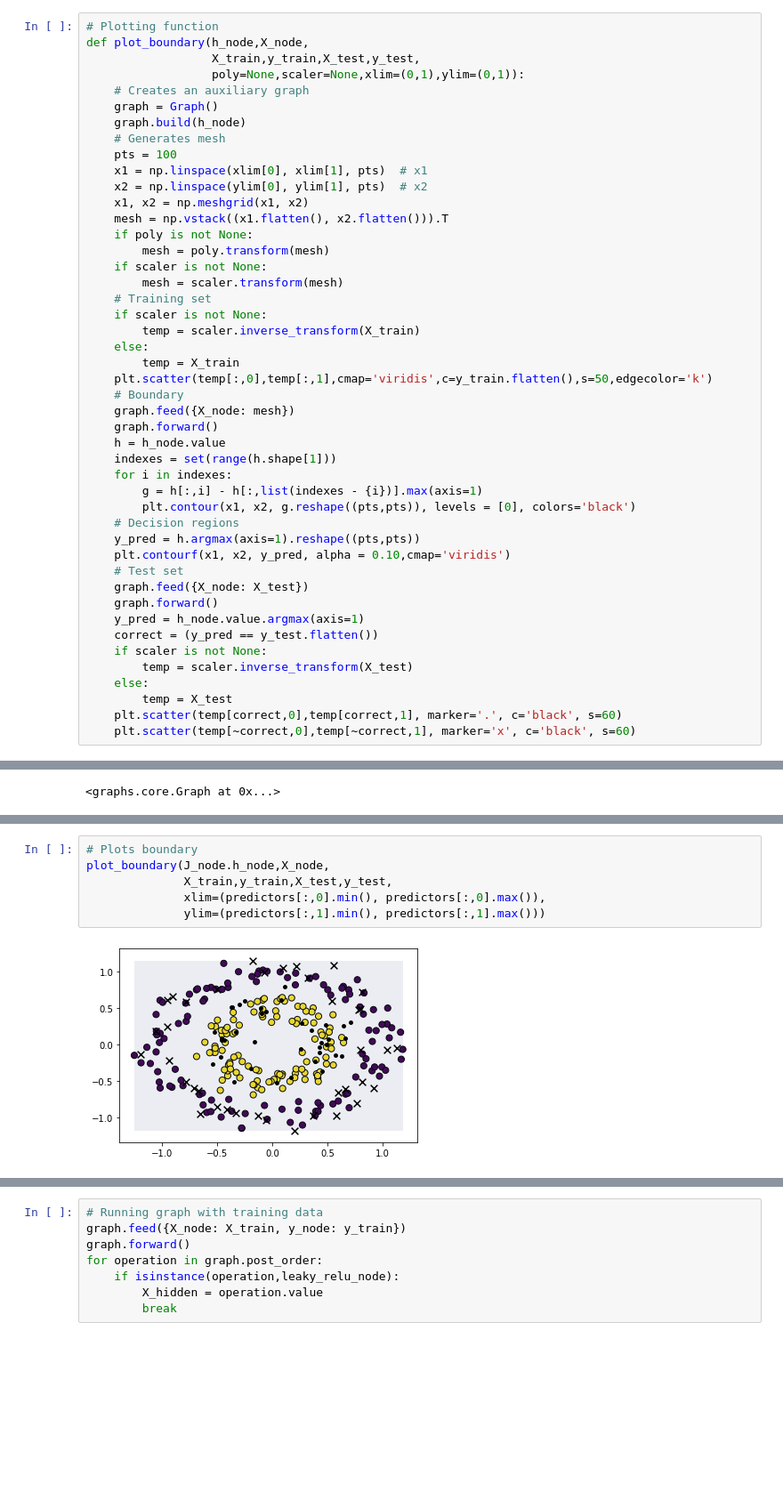
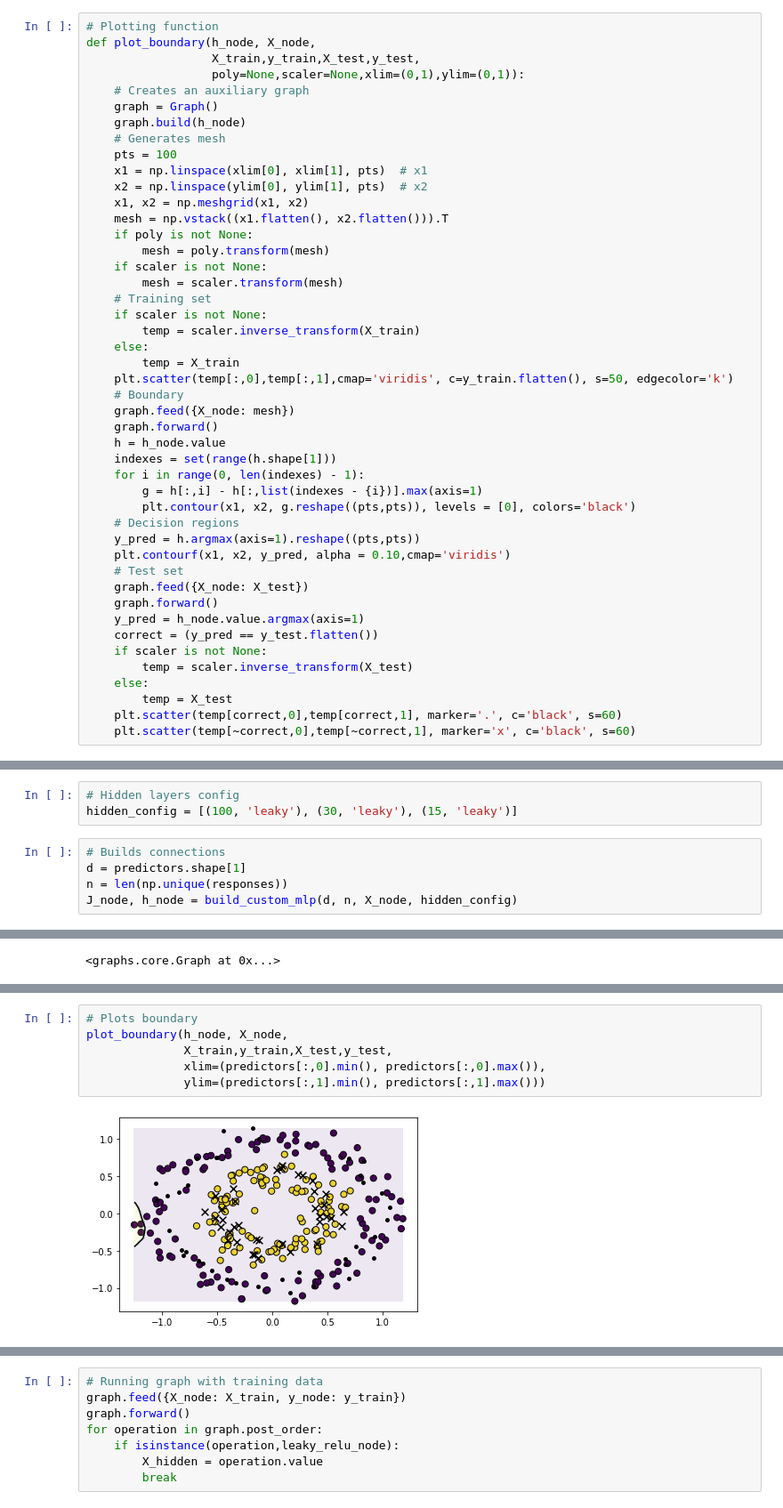
Before and after one commit to alejandECE/ml-examples, a Jupyter notebook: backpropagation/mlp training - simulated (graphs definition).ipynb, the cells around one changed output, grey strips where cells are left out. Shown at 89% size. Saved outputs shown, nothing was run; the diff lists cells and outputs as text; blank space fills up the shorter version.

```diff
--- a/backpropagation/mlp training - simulated (graphs definition).ipynb
+++ b/backpropagation/mlp training - simulated (graphs definition).ipynb
@@ -24,6 +29,6 @@ import time
 # %%
 # Plotting function
-def plot_boundary(h_node,X_node,
+def plot_boundary(h_node, X_node,
                   X_train,y_train,X_test,y_test,
                   poly=None,scaler=None,xlim=(0,1),ylim=(0,1)):
     # Creates an auxiliary graph
@@ -44,13 +49,13 @@ def plot_boundary(h_node,X_node,
         temp = scaler.inverse_transform(X_train)
     else:
         temp = X_train
-    plt.scatter(temp[:,0],temp[:,1],cmap='viridis',c=y_train.flatten(),s=50,edgecolor='k')
+    plt.scatter(temp[:,0],temp[:,1],cmap='viridis', c=y_train.flatten(), s=50, edgecolor='k')
     # Boundary
     graph.feed({X_node: mesh})
     graph.forward()
     h = h_node.value
     indexes = set(range(h.shape[1]))
-    for i in indexes:
+    for i in range(0, len(indexes) - 1):
         g = h[:,i] - h[:,list(indexes - {i})].max(axis=1)
         plt.contour(x1, x2, g.reshape((pts,pts)), levels = [0], colors='black')
     # Decision regions
@@ -112,3 +117,11 @@ J_node = softmax_mce_node(z_node,y_node)
+# %%
+# Hidden layers config
+hidden_config = [(100, 'leaky'), (30, 'leaky'), (15, 'leaky')]
+# %%
+# Builds connections
+d = predictors.shape[1]
+n = len(np.unique(responses))
+J_node, h_node = build_custom_mlp(d, n, X_node, hidden_config)
 # %%
 # Graph helper object
 graph = Graph()
@@ -133,11 +146,11 @@ Accuracy (Test):  0.49
 # %%
 # Plots boundary
-plot_boundary(J_node.h_node,X_node,
+plot_boundary(h_node, X_node,
               X_train,y_train,X_test,y_test,
               xlim=(predictors[:,0].min(), predictors[:,0].max()),
               ylim=(predictors[:,1].min(), predictors[:,1].max()))
 # %% [output]
-[figure, old version]
+[figure, new version]
 # %%
 # Training
 start = time.perf_counter()
```
Also changed, not shown: parts of 19 cells of this notebook, 4 other files.
